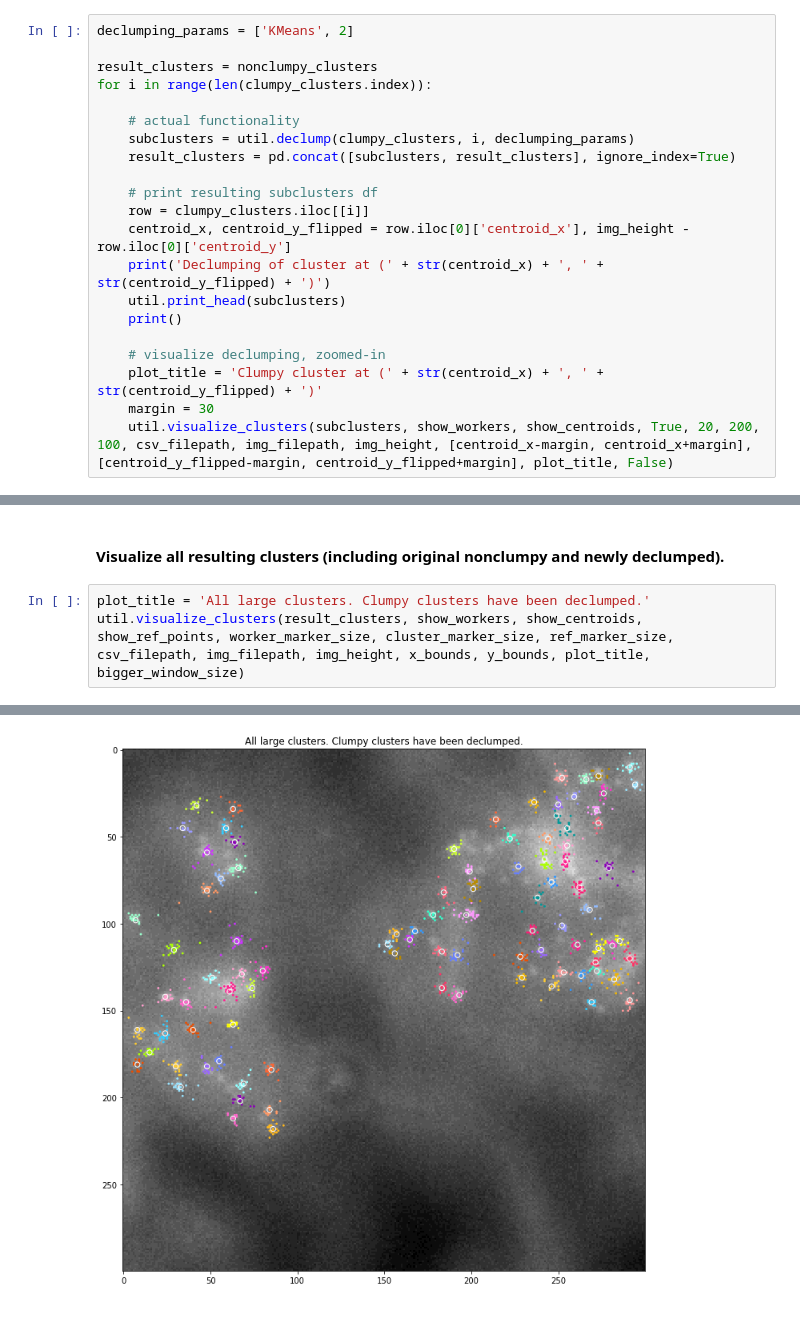
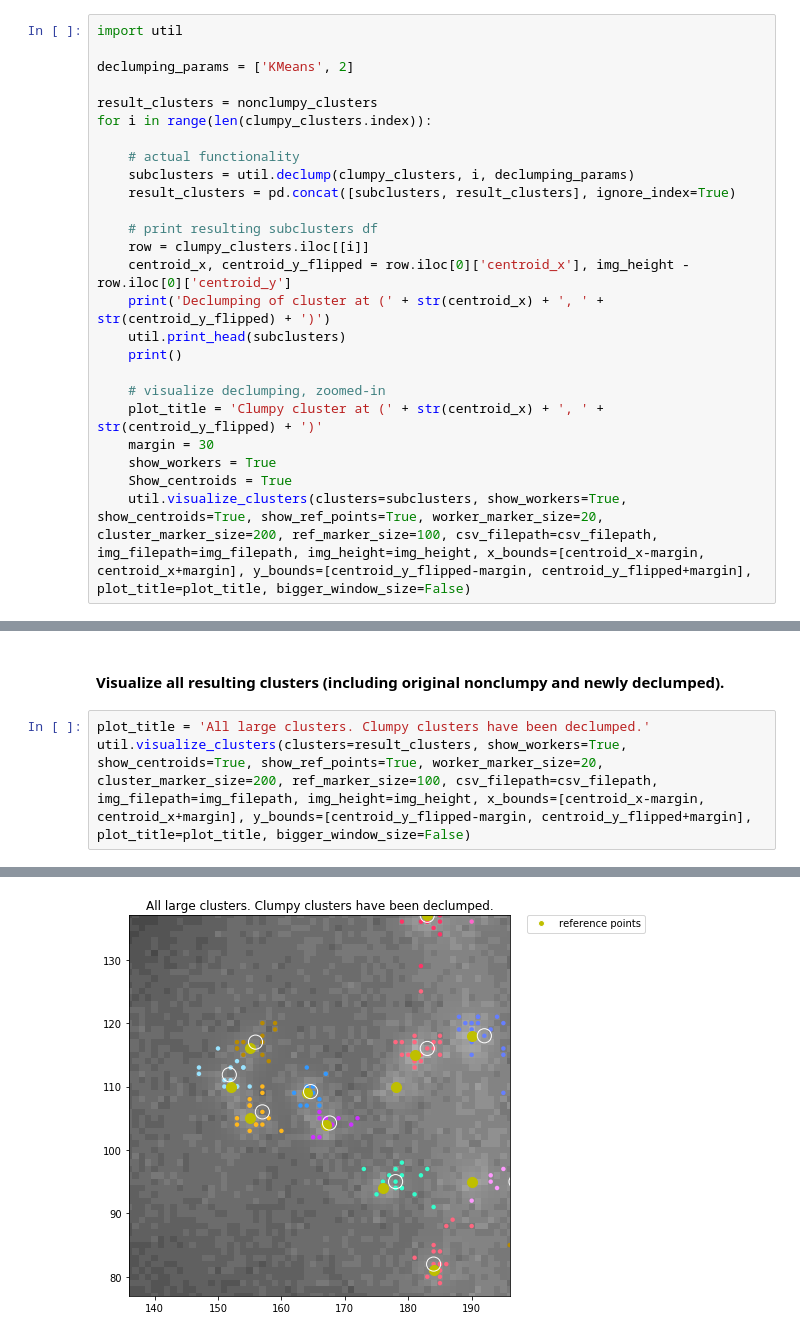
Before and after one commit to czbiohub-sf/instapipeline, a Jupyter notebook: Annotation/demo_SpotAnnotationAnalysis.ipynb, the cells around one changed output, grey strips where cells are left out. Drawn from its saved outputs; the diff is of its cells as text.

Commit message:
implement kwargs for plot_annotations(), visualize_clusters(), and calc_fpr_tpr() and update SAA demo. refactor to clean up usage of keyword arguments in general.

```diff
--- a/Annotation/demo_SpotAnnotationAnalysis.ipynb
+++ b/Annotation/demo_SpotAnnotationAnalysis.ipynb
@@ -180,6 +188,8 @@ util.visualize_clusters(clumpy_clusters, show_workers, show_centroids, show_ref_
 # %% [markdown]
 #### Partition clumpy clusters and add the results of partitioning to the dataframe of large, nonclumpy clusters.
 # %%
+import util
+
 declumping_params = ['KMeans', 2]
 
 result_clusters = nonclumpy_clusters
@@ -199,7 +209,9 @@ for i in range(len(clumpy_clusters.index)):
     # visualize declumping, zoomed-in
     plot_title = 'Clumpy cluster at (' + str(centroid_x) + ', ' + str(centroid_y_flipped) + ')'
     margin = 30
-    util.visualize_clusters(subclusters, show_workers, show_centroids, True, 20, 200, 100, csv_filepath, img_filepath, img_height, [centroid_x-margin, centroid_x+margin], [centroid_y_flipped-margin, centroid_y_flipped+margin], plot_title, False)
+    show_workers = True
+    Show_centroids = True
+    util.visualize_clusters(clusters=subclusters, show_workers=True, show_centroids=True, show_ref_points=True, worker_marker_size=20, cluster_marker_size=200, ref_marker_size=100, csv_filepath=csv_filepath, img_filepath=img_filepath, img_height=img_height, x_bounds=[centroid_x-margin, centroid_x+margin], y_bounds=[centroid_y_flipped-margin, centroid_y_flipped+margin], plot_title=plot_title, bigger_window_size=False)
 # %% [output]
 Declumping of cluster at (272, 124)
   centroid_x centroid_y                                            members
@@ -230,5 +242,5 @@ Declumping of cluster at (166, 107)
 #### Visualize all resulting clusters (including original nonclumpy and newly declumped).
 # %%
 plot_title = 'All large clusters. Clumpy clusters have been declumped.'
-util.visualize_clusters(result_clusters, show_workers, show_centroids, show_ref_points, worker_marker_size, cluster_marker_size, ref_marker_size, csv_filepath, img_filepath, img_height, x_bounds, y_bounds, plot_title, bigger_window_size)
+util.visualize_clusters(clusters=result_clusters, show_workers=True, show_centroids=True, show_ref_points=True, worker_marker_size=20, cluster_marker_size=200, ref_marker_size=100, csv_filepath=csv_filepath, img_filepath=img_filepath, img_height=img_height, x_bounds=[centroid_x-margin, centroid_x+margin], y_bounds=[centroid_y_flipped-margin, centroid_y_flipped+margin], plot_title=plot_title, bigger_window_size=False)
 # %% [output]
@@ -236,4 +247,4 @@ util.visualize_clusters(result_clusters, show_workers, show_centroids, show_ref_
-[figure, old version]
+[figure, new version]
 # %% [markdown]
 ### FPR and TPR
 #### Calculate and visualize the quality of the resulting clusters.
```
Also changed, not shown: parts of 24 cells of this notebook, 1 other file.
